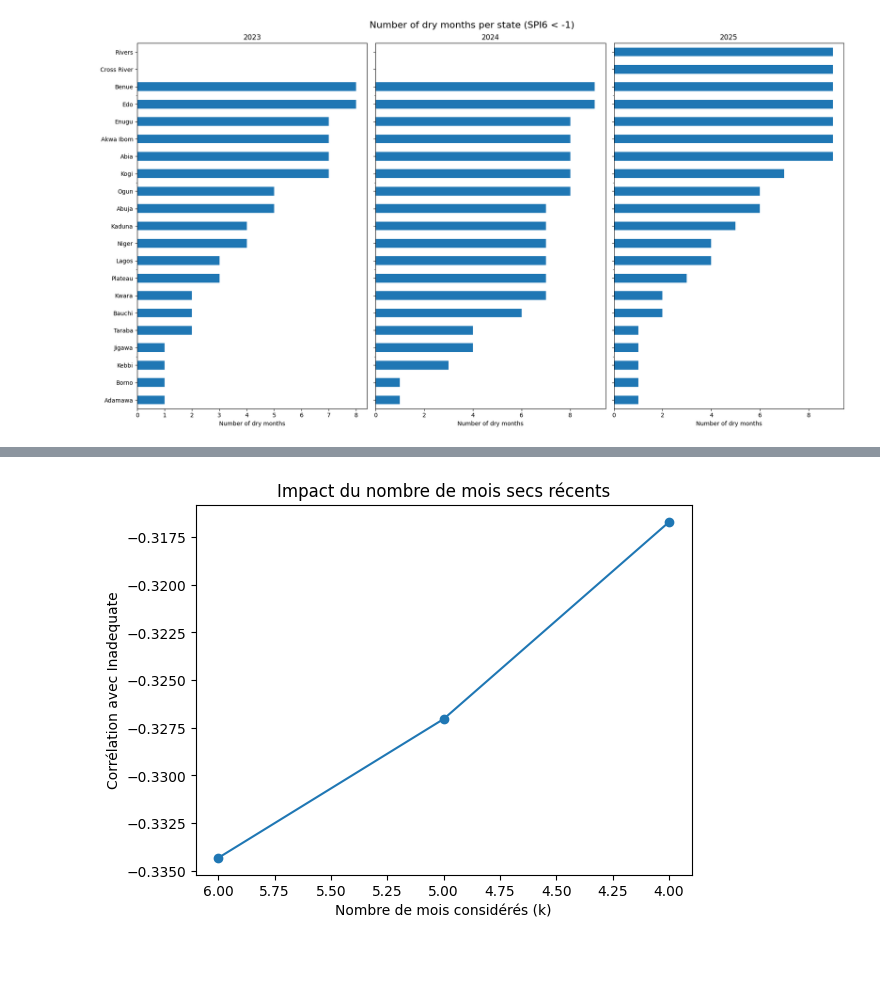
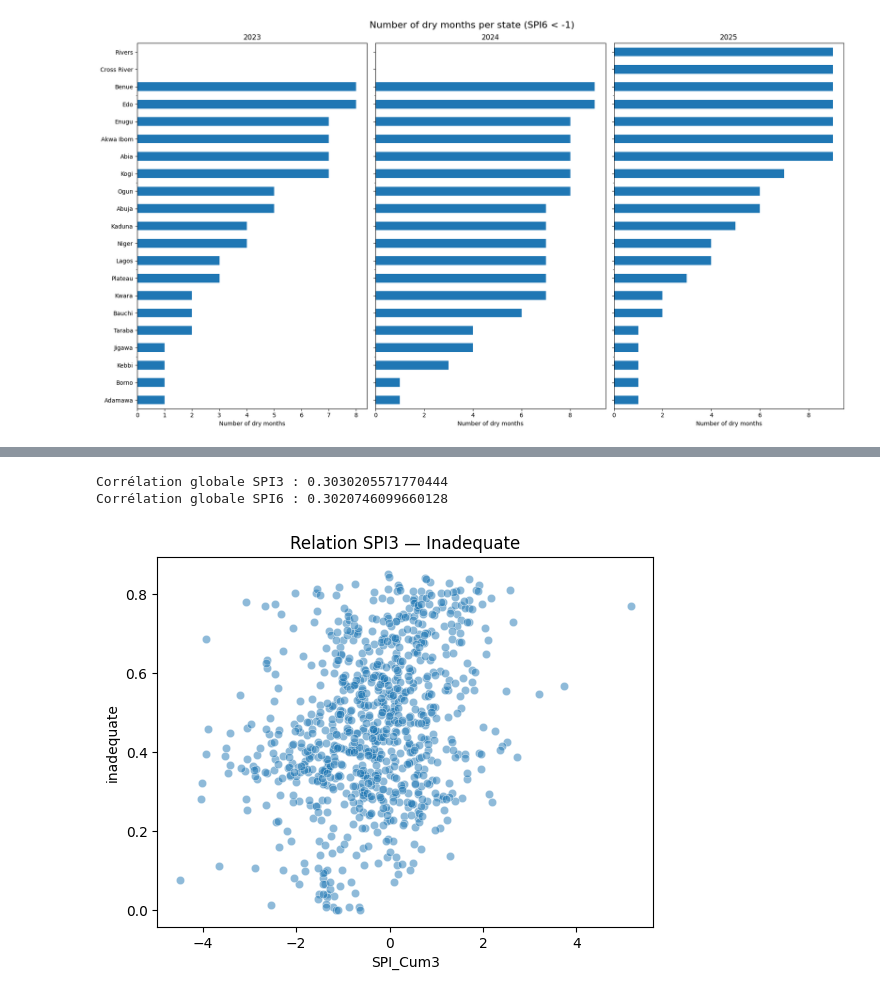
Before and after one commit to tnourlyn/Projet-de-Statapp---WFP-, a Jupyter notebook: SPI_treatement.ipynb, the cells around one changed output, grey strips where cells are left out. Drawn from its saved outputs; the diff is of its cells as text; code cells hidden in the pictures; blank space fills up the shorter version.

```diff
--- a/SPI_treatement.ipynb
+++ b/SPI_treatement.ipynb
@@ -614,2 +575,0 @@ plt.show()
-# %%
-data_merge = data_merge.sort_values(["State", "year", "month"])
@@ -622,20 +576,17 @@ def count_recent_dry_months(df, window):
-# %%
-windows = [6, 5, 4]
-correlations = []
-
-for w in windows:
-
-    data_merge[f"dry_{w}m"] = count_recent_dry_months(data_merge, w)
-
-    corr = data_merge[f"dry_{w}m"].corr(data_merge["inadequate"])
-
-    correlations.append(corr)
-# %%
-plt.plot(windows, correlations, marker="o")
-plt.xlabel("Nombre de mois considérés (k)")
-plt.ylabel("Corrélation avec Inadequate")
-plt.title("Impact du nombre de mois secs récents")
-plt.gca().invert_xaxis()  # optionnel
-plt.show()
-# %% [output]
-[figure, removed]
+# %%
+data_merge = data_merge.sort_values(["State", "date"])
+# %%
+corr_spi3 = data_merge["inadequate"].corr(data_merge["SPI_Cum3"])
+corr_spi6 = data_merge["inadequate"].corr(data_merge["SPI_Cum6"])
+
+print("Corrélation globale SPI3 :", corr_spi3)
+print("Corrélation globale SPI6 :", corr_spi6)
+# %% [output]
+Corrélation globale SPI3 : 0.3030205571770444
+Corrélation globale SPI6 : 0.3020746099660128
+# %%
+sns.scatterplot(data=data_merge, x="SPI_Cum3", y="inadequate", alpha=0.5)
+plt.title("Relation SPI3 — Inadequate")
+plt.show()
+# %% [output]
+[figure, added]
```
Also changed, not shown: parts of 17 cells of this notebook.
